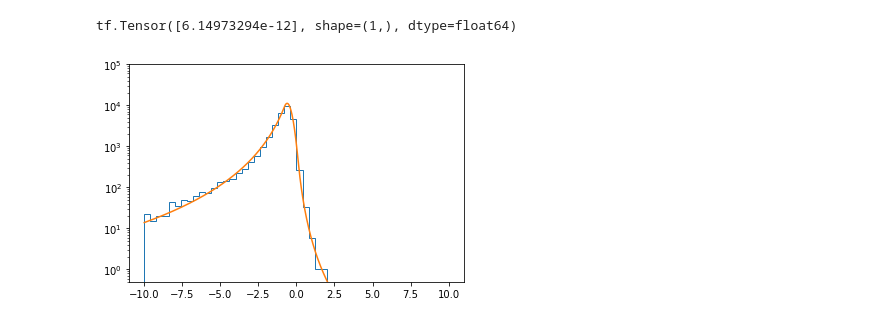
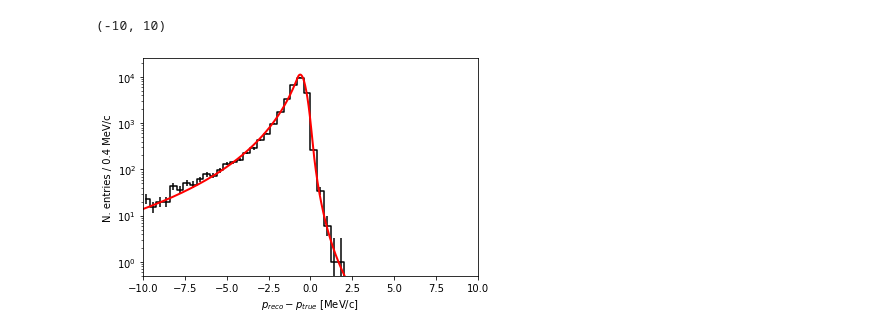
Before and after one commit to soleti/mdc2018, a Jupyter notebook: zfit.ipynb, the cells around one changed output. Saved outputs shown, nothing was run; the diff lists cells and outputs as text; code cells hidden in the pictures.

```diff
--- a/zfit.ipynb
+++ b/zfit.ipynb
@@ -19,5 +38,29 @@ df_eminus = pickle.load( open( "df.pickle", "rb" ) )
+# %%
+def default_flatname(branchname, fieldname, index):
+    out = branchname.replace(".", "_")
+    if not isinstance(branchname, str):
+        out = branchname.decode("utf-8")
+    if fieldname is not None:
+        fieldname.replace(".", "_")
+        out += "_" + fieldname
+    if index != ():
+        out += "[" + "][".join(str(x) for x in index) + "]"
+    return out
+
+def poisson_err(x):
+    # From http://www.pp.rhul.ac.uk/~cowan/atlas/ErrorBars.pdf
+    upper = 0.5*scipy.stats.chi2.ppf(1-0.158655, 2*(x+1))
+    lower = 0.5*scipy.stats.chi2.ppf(0.158655, 2*x)
+    return x-lower, upper-x
+
+def bin_centers(bins):
+    bin_w = (max(bins) - min(bins)) / (len(bins) - 1)
+    bin_c = np.array([b+bin_w/2. for b in bins[:-1]])
+    return bin_c, bin_w
+
+df_eminus = pickle.load( open( main_path+"df.pickle", "rb" ) )
 # %%
-obs = zfit.Space('x', limits=(-10, 10))
+obs = zfit.Space('x', limits=(-15, 15))
 mu_true = 0
 sigma_true = 1
 
@@ -58,18 +100,27 @@ params = minimum.params
 # %%
 n_bins = 50
 range_ = (-10,10)
-_ = plt.hist(data_res, bins=n_bins, range=range_, histtype='step', )
-x = np.linspace(*range_, num=1000)
+
+data_hist, res_bins = np.histogram(data_res, bins=n_bins, range=range_)
+bin_c, bin_w = bin_centers(res_bins)
+_ = plt.errorbar(bin_c, data_hist, yerr=poisson_err(data_hist), fmt='none', color='k')
+_ = plt.step(bin_c, data_hist, color='k', where='mid')
+
+x = np.linspace(*range_, num=10000)
 with dscb.set_norm_range(range_):
     pdf = zfit.run(dscb.pdf(x))
-_ = plt.plot(x, data_res.shape[0] / n_bins * (range_[1] - range_[0]) * pdf)
+
+_ = plt.plot(x, data_res.shape[0] / n_bins * (range_[1] - range_[0]) * pdf, lw=2, color='r')
 
 plt.yscale('log')
-plt.ylim(0.5, 100000)
-print(dscb.pdf(100))
+plt.xlabel(r"$p_{reco}-p_{true}$ [MeV/c]")
+plt.ylabel(r"N. entries / %g MeV/c" % bin_w)
+
+plt.ylim(bottom=0.5)
+plt.xlim(range_)
 # %% [output]
-tf.Tensor([6.14973294e-12], shape=(1,), dtype=float64)
+(-10, 10)
-[figure, old version]
+[figure, new version]
 # %%
 mu.floating = False
 sigma.floating = False
```
Also changed, not shown: parts of 33 cells of this notebook, 39 other files.
